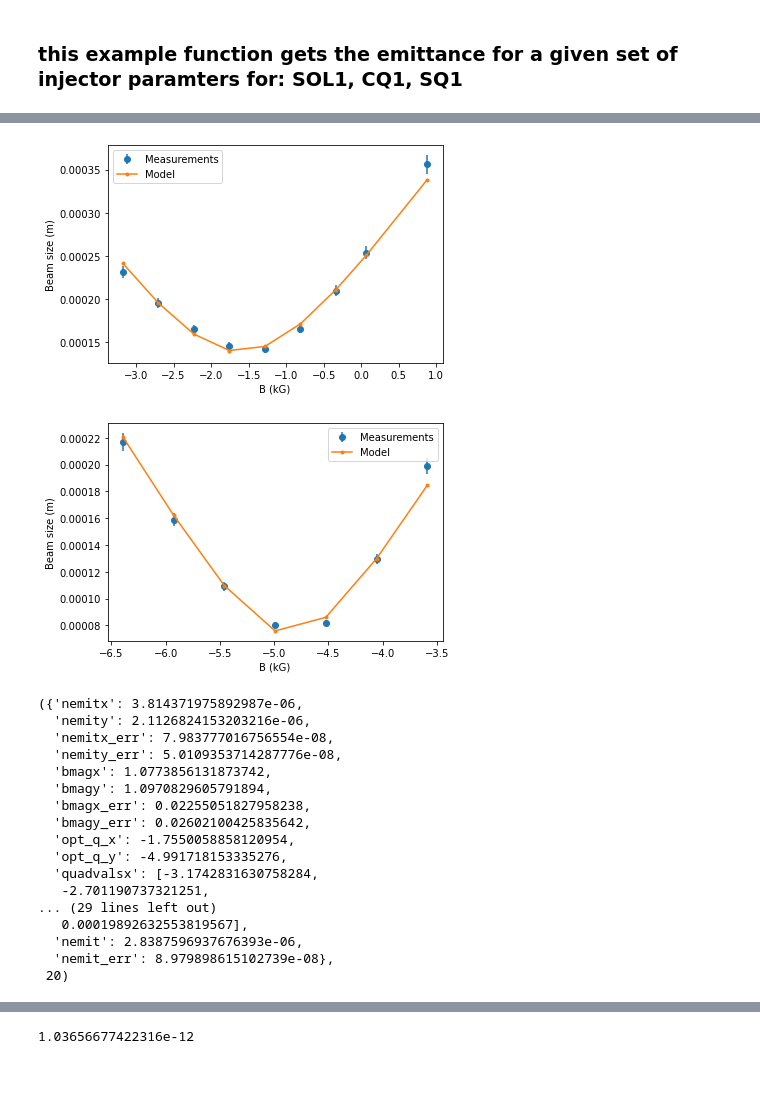
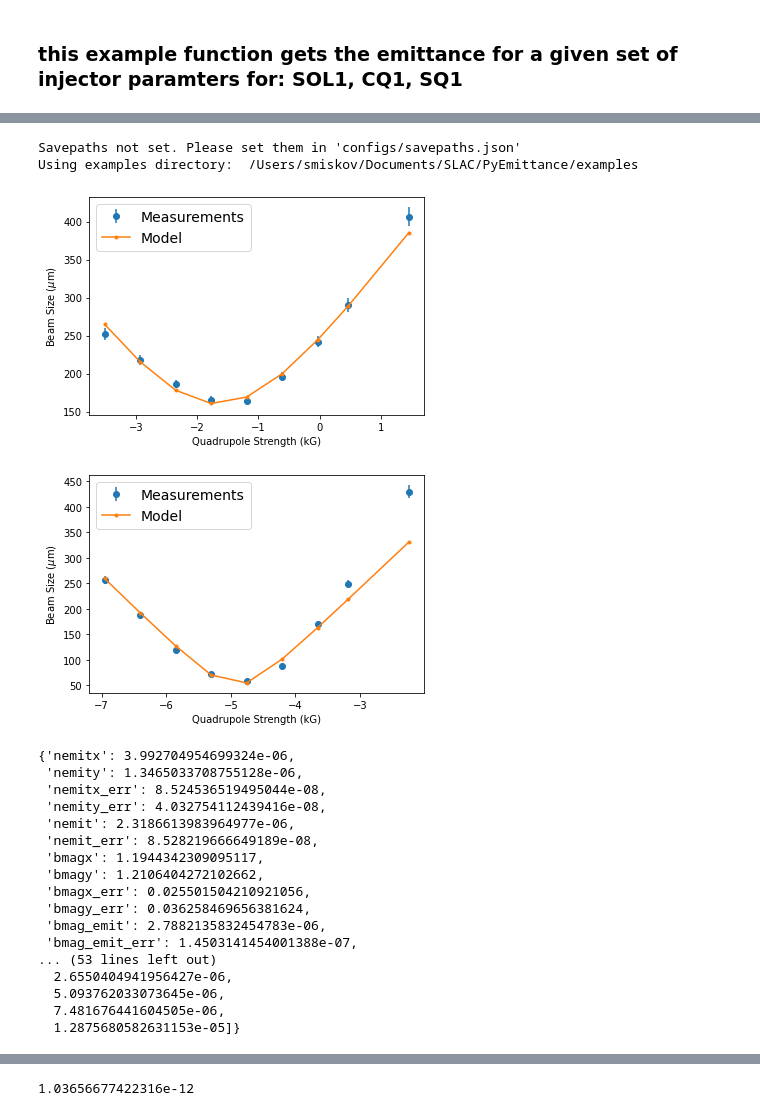
Before and after one commit to pluflou/emittance_opt_playground, a Jupyter notebook: surrogate_runs/pyemittance_features_demo-Copy1.ipynb, the cells around one changed output, grey strips where cells are left out. Cells and saved outputs as stored; diff of their text form; code cells hidden in the pictures; blank space fills up the shorter version.

```diff
--- a/surrogate_runs/pyemittance_features_demo-Copy1.ipynb
+++ b/surrogate_runs/pyemittance_features_demo-Copy1.ipynb
@@ -61,35 +65,38 @@ Type:      function
 # %%
 eval_emit_surrogate(
     get_bs_model=get_beamsizes_model,
-    config=config_example,
+    inj_config=config_example,
+    config_name='sim',
     quad_init=[-8, -4, -2, 0],
     adapt_ranges=True,
     num_points=7,
     check_sym=True,
     infl_check=True,
     add_pnts=True,
     show_plots=True,
     add_noise=False,
     save_runs=False,
     calc_bmag=True,
 )
 # %% [output]
+Savepaths not set. Please set them in 'configs/savepaths.json'
+Using examples directory:  /Users/smiskov/Documents/SLAC/PyEmittance/examples
-[figure, old version]
+[figure, new version]
-[figure, old version]
+[figure, new version]
-({'nemitx': 3.814371975892987e-06,
-  'nemity': 2.1126824153203216e-06,
-  'nemitx_err': 7.983777016756554e-08,
-  'nemity_err': 5.0109353714287776e-08,
-  'bmagx': 1.0773856131873742,
-  'bmagy': 1.0970829605791894,
-  'bmagx_err': 0.02255051827958238,
-  'bmagy_err': 0.02602100425835642,
-  'opt_q_x': -1.7550058858120954,
-  'opt_q_y': -4.991718153335276,
-  'quadvalsx': [-3.1742831630758284,
-   -2.701190737321251,
-... (29 lines left out)
-   0.00019892632553819567],
-  'nemit': 2.8387596937676393e-06,
-  'nemit_err': 8.979898615102739e-08},
- 20)
+{'nemitx': 3.992704954699324e-06,
+ 'nemity': 1.3465033708755128e-06,
+ 'nemitx_err': 8.524536519495044e-08,
+ 'nemity_err': 4.032754112439416e-08,
+ 'nemit': 2.3186613983964977e-06,
+ 'nemit_err': 8.528219666649189e-08,
+ 'bmagx': 1.1944342309095117,
+ 'bmagy': 1.2106404272102662,
+ 'bmagx_err': 0.025501504210921056,
+ 'bmagy_err': 0.036258469656381624,
+ 'bmag_emit': 2.7882135832454783e-06,
+ 'bmag_emit_err': 1.4503141454001388e-07,
+... (53 lines left out)
+  2.6550404941956427e-06,
+  5.093762033073645e-06,
+  7.481676441604505e-06,
+  1.2875680582631153e-05]}
```
Also changed, not shown: parts of 8 cells of this notebook, 7 other files.
